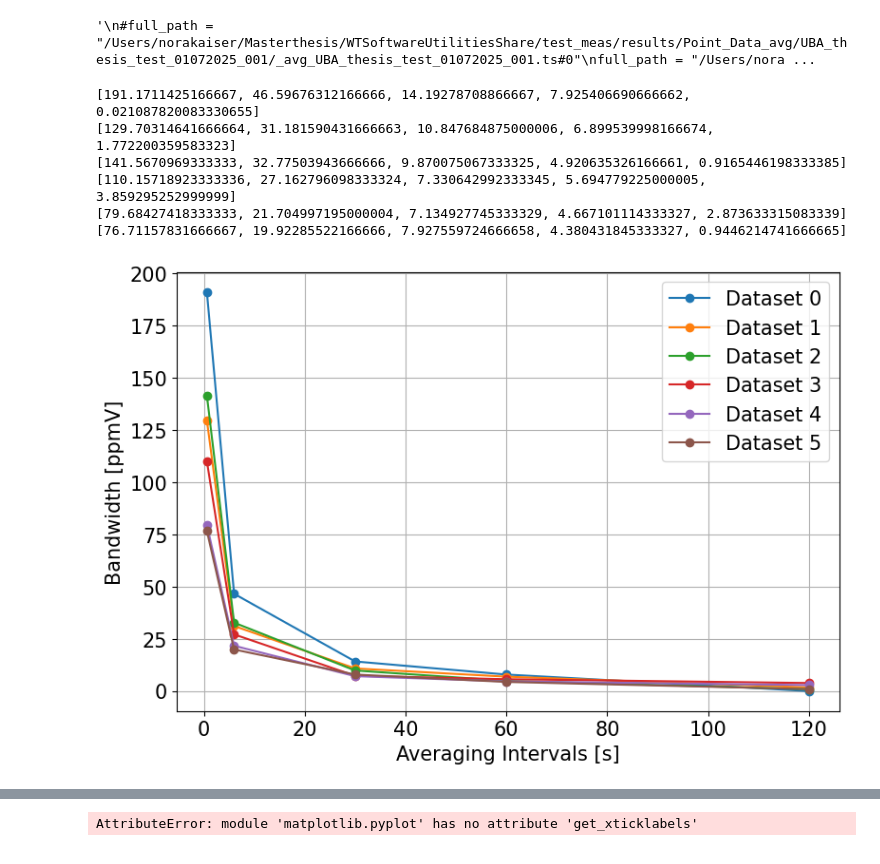
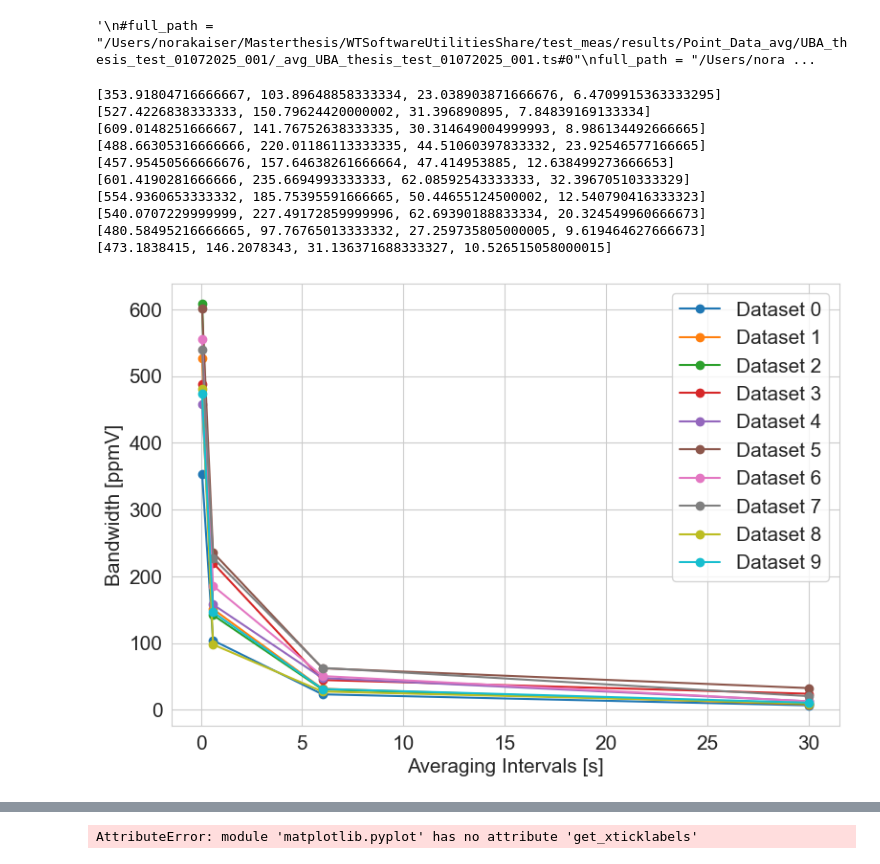
Before and after one commit to se04ber/WTSoftwareUtilitiesShare, a Jupyter notebook: Example_PointConc_Analysis_200325_Analysis.ipynb, the cells around one changed output, grey strips where cells are left out. Saved outputs shown, nothing was run; the diff lists cells and outputs as text; code cells hidden in the pictures.

```diff
--- a/Example_PointConc_Analysis_200325_Analysis.ipynb
+++ b/Example_PointConc_Analysis_200325_Analysis.ipynb
@@ -18,23 +18,24 @@
 
 #Path and file names
 #INPUT
-path_dir = "/home/sabrina/Desktop/Schreibtisch/Arbeit_2025/WTSoftwareUtilitiesShare"
+point_name = "Point1"
+path_dir = "/Users/norakaiser/Masterthesis/WTSoftwareUtilitiesShare"
 #Path to your input data
 #path = f"{path_dir}/ExampleData/InputData/Concentration/"
-path = f"{path_dir}/ExampleData/InputData/Beispiel Umrechnung zur Kontrolle/"
+path = f"{path_dir}/measurements/{point_name}/"
 #path = f"/home/sabrina/Schreibtisch/Arbeit_2025/Nora_test/"
 # Name of your measurement files prefix
 #namelist = ['BFS_BD3_MP01_000']
-namelist = ['UBA_GA_02_04_01_000_1_001'] #['UBA_thesis']
+namelist = ['UBA_thesis_'] #['UBA_thesis']
 #Path to your output folder for average files and plots
-output_path = f"{path_dir}/ExampleData/Results/"
+output_path = f"{path_dir}/results"
 #For PointData for the functions to work the columns of the file should be: time, wtref, slow_FID, fast_FID, open_rate
 #(See manual for the description of the variables)
 #Name of csv file which contains ambient conditions data. Multiple diff. ambient conditions for diff datasets can be read-in at ones
 #If no file given or configuration wrong, the program ressorts to try reading-in given values manually below.
 #csv_file='ambient_conditions.csv'
 #csv_file= f"{path_dir}/ExampleData/ParameterFiles/ambient_conditions.csv"
-csv_file= f"{path_dir}/ExampleData/ParameterFiles/ambient_conditions_.UBA_GA.csv"
+csv_file= f"{path}/ambient_conditions_{point_name}.csv"
 #csv_file= f"{path}ambient_conditions_point1.csv"
 parameters_PerFolder = False
 
@@ -144,6 +145,8 @@ parameters_PerFolder = parameters_PerFolder #False  #True=for each folder/nameli
 for name in namelist:
     files = wt.get_files(path, name)
     print(f"files: {files}")
+    print(path)
+    print(name)
 
     #Initilise Dictionary for each given name containing dimensions of nr of files ts#0-
     conc_ts[name] = {}
@@ -164,6 +167,8 @@ for name in namelist:
 
 
     for file in files:
+        print(file)
+        print(files)
         if parameters_PerFolder == False:
             #Read in ambient condition column for each ts
             ambient_conditions = wt.PointConcentration.get_ambient_conditions(path=path, name=file, input_file=csv_file)
@@ -214,6 +219,8 @@ for name in namelist:
         conc_ts[name][file].calc_full_scale_concentration() #Try
 
         #Transforming/Outputting data in full-scale, model scale, and non-dimensional
+        print(conc_ts[name][file].c_star)
+         #Transform to full scale or non-dimensionalise
         print("Transform scale")
         if full_scale == 'ms':
             dict_conc_ts = conc_ts
@@ -242,6 +249,7 @@ for name in namelist:
         #print(len(dict_conc_ts[name][file].net_concentration))
         """
         #Saving PointConcObject calculates new quantities(f.e. c*star) to files
+
         if(saveAll):
             saveTs=True
             saveAvg=True
@@ -265,6 +273,7 @@ for name in namelist:
             wt.check_directory(output_path + folder)
             dict_conc_ts[next(iter(conc_ts))][next(iter(conc_ts[next(iter(conc_ts))]))].__check_sum = 8
         #dict_conc_ts[name][file].__check_sum = 8
+
 
         if(saveTs):
             if full_scale == 'ms':
@@ -315,5 +324,13 @@ for name in namelist:
                 base_path = output_path + f"Files/Point_Data_{file_type}/{name[0:-1]}/"
             #combine_to_csv(file_names, base_path, file_type='avg', output_filename=output_path+'combined_data.csv')
             combine_to_csv(file_names, base_path, file_type=file_type, output_filename=output_path+combinedFileName)
-            #print(f"Created combined file under{output_path + combinedFileName}")
+            print(output_path+combinedFileName)
+            print(f"Created combined file under{output_path + combinedFileName}")
+
+            # Mapping: Filename → config_name
+            mapping = {file: conc_ts[name][file].config_name for name in namelist for file in conc_ts[name]}
+
+            df = pd.read_csv("combined_stats.csv")
+            df["ConfigName"] = df["Filename"].map(mapping)
+            df.to_csv("combined_stats_with_config.csv", index=False)
 # %% [output]
@@ -494,41 +854,45 @@ for file in file_names:
 # %%
 #Bandwidth convergence plot
 xLabel = "Time Interval"
 yLabel = "Windspeed [m/s]"
 Labels = None
 dimensionless = True #False
 xAchse = None
 yAchse = None
 error_values = 0.1
 marker = 'o'
 #colors = ["green",""blue"]
 time_freq = 0.010 #s
-averaging_intervals = [60*0.01,60*0.1,60*0.5,60*1.0,60*2.0]# [60*0.01,60*0.1,60*0.5, 60*1,60*2,60*3,60*4,60*5]#in s     #Example for [15,30 and 60 min]
+averaging_intervals = [60*0.001,60*0.01,60*0.1,60*0.5 ]#[60*0.01,60*0.1,60*0.5,60*1.0,60*2.0]# [60*0.01,60*0.1,60*0.5, 60*1,60*2,60*3,60*4,60*5]#in s     #Example for [15,30 and 60 min]
 #t*[[-] =[s/(m/s) * m]  = t[s] / Uref[m/s] * Lref[m]
 #TODO:Bandwidth=True
 
 bandwidths = []
 for name in namelist:
     for file in files:
         ts_v_avg = conc_ts[name][file].get_averagedData(name, file, time_freq, averaging_intervals)
         bandwidths.append([np.max(avg) - np.min(avg) for avg in ts_v_avg])  # or use np.ptp(avg)(peakTopeak) for same result, but faster
 for i, bandwidth in enumerate(bandwidths):
     print(bandwidth)
     plt.plot(averaging_intervals, bandwidth, "o-",
              label=f"Dataset {i}" if Labels is None else Labels[i])
 plt.xlabel("Averaging Intervals [s]")
 plt.ylabel("Bandwidth [ppmV]")
 plt.legend()
 plt.grid(True)
 plt.show()
 # %% [output]
-[191.1711425166667, 46.59676312166666, 14.19278708866667, 7.925406690666662, 0.021087820083330655]
-[129.70314641666664, 31.181590431666663, 10.847684875000006, 6.899539998166674, 1.772200359583323]
-[141.5670969333333, 32.77503943666666, 9.870075067333325, 4.920635326166661, 0.9165446198333385]
-[110.15718923333336, 27.162796098333324, 7.330642992333345, 5.694779225000005, 3.859295252999999]
-[79.68427418333333, 21.704997195000004, 7.134927745333329, 4.667101114333327, 2.873633315083339]
-[76.71157831666667, 19.92285522166666, 7.927559724666658, 4.380431845333327, 0.9446214741666665]
+[353.91804716666667, 103.89648858333334, 23.038903871666676, 6.4709915363333295]
+[527.4226838333333, 150.79624420000002, 31.396890895, 7.84839169133334]
+[609.0148251666667, 141.76752638333335, 30.314649004999993, 8.986134492666665]
+[488.66305316666666, 220.01186113333335, 44.51060397833332, 23.92546577166665]
+[457.95450566666676, 157.64638261666664, 47.414953885, 12.638499273666653]
+[601.4190281666666, 235.6694993333333, 62.08592543333333, 32.39670510333329]
+[554.9360653333332, 185.75395591666665, 50.44655124500002, 12.540790416333323]
+[540.0707229999999, 227.49172859999996, 62.69390188833334, 20.324549960666673]
+[480.58495216666665, 97.76765013333332, 27.259735805000005, 9.619464627666673]
+[473.1838415, 146.2078343, 31.136371688333327, 10.526515058000015]
-[figure, old version]
+[figure, new version]
 # %%
 #4x1 Table means, std., peak2mean,percentile
 xLabels = "Datasets"
```
Also changed, not shown: parts of 10 cells of this notebook.
